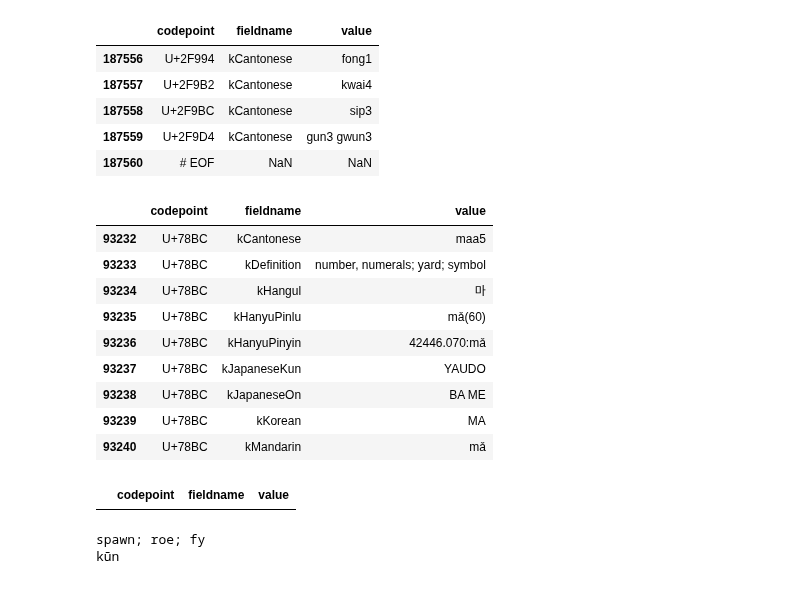
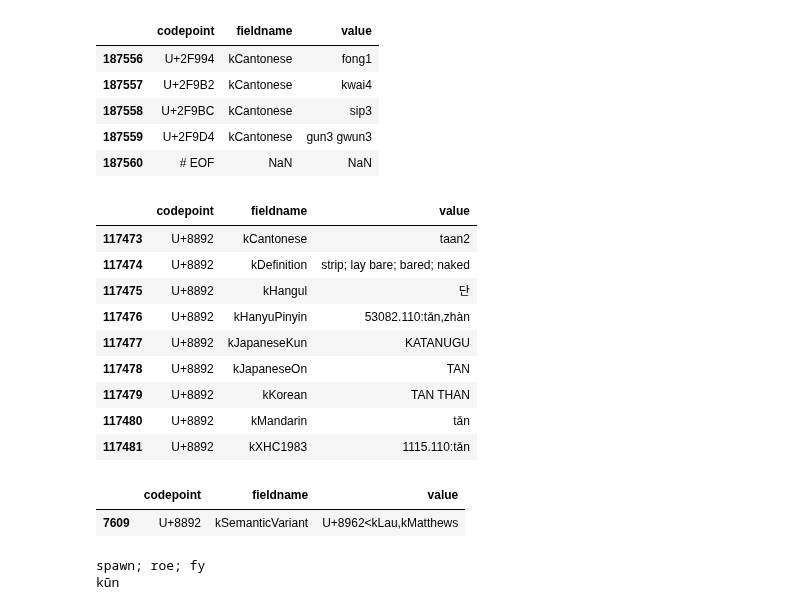
Before and after one commit to alexamies/chinesenotes.com, a Jupyter notebook: python/unihan.ipynb, the cells around one changed output. Saved outputs shown, nothing was run; the diff lists cells and outputs as text; code cells hidden in the pictures.

```diff
--- a/python/unihan.ipynb
+++ b/python/unihan.ipynb
@@ -32,26 +32,27 @@ readings.tail()
 | 187559 | U+2F9D4 | kCantonese | gun3 gwun3 |
 | 187560 | # EOF | NaN | NaN |
 # %%
-chinese = u'碼'
+chinese = u'袒'
 cp = 'U+' + hex(ord(chinese)).replace('0x', '').upper()
 chineseDf = readings[readings.codepoint == cp]
 chineseDf
 # %% [output]
 |  | codepoint | fieldname | value |
-| 93232 | U+78BC | kCantonese | maa5 |
-| 93233 | U+78BC | kDefinition | number, numerals; yard; symbol |
-| 93234 | U+78BC | kHangul | 마 |
-| 93235 | U+78BC | kHanyuPinlu | mǎ(60) |
-| 93236 | U+78BC | kHanyuPinyin | 42446.070:mǎ |
-| 93237 | U+78BC | kJapaneseKun | YAUDO |
-| 93238 | U+78BC | kJapaneseOn | BA ME |
-| 93239 | U+78BC | kKorean | MA |
-| 93240 | U+78BC | kMandarin | mǎ |
+| 117473 | U+8892 | kCantonese | taan2 |
+| 117474 | U+8892 | kDefinition | strip; lay bare; bared; naked |
+| 117475 | U+8892 | kHangul | 단 |
+| 117476 | U+8892 | kHanyuPinyin | 53082.110:tǎn,zhàn |
+| 117477 | U+8892 | kJapaneseKun | KATANUGU |
+| 117478 | U+8892 | kJapaneseOn | TAN |
+| 117479 | U+8892 | kKorean | TAN THAN |
+| 117480 | U+8892 | kMandarin | tǎn |
+| 117481 | U+8892 | kXHC1983 | 1115.110:tǎn |
 # %%
 variantsDf = variants[variants.codepoint == cp]
 variantsDf
 # %% [output]
 |  | codepoint | fieldname | value |
+| 7609 | U+8892 | kSemanticVariant | U+8962<kLau,kMatthews |
 # %%
 english = "\\N"
 englishDF = chineseDf[chineseDf.fieldname == 'kDefinition']['value']
```
Also changed, not shown: 2 other files.
